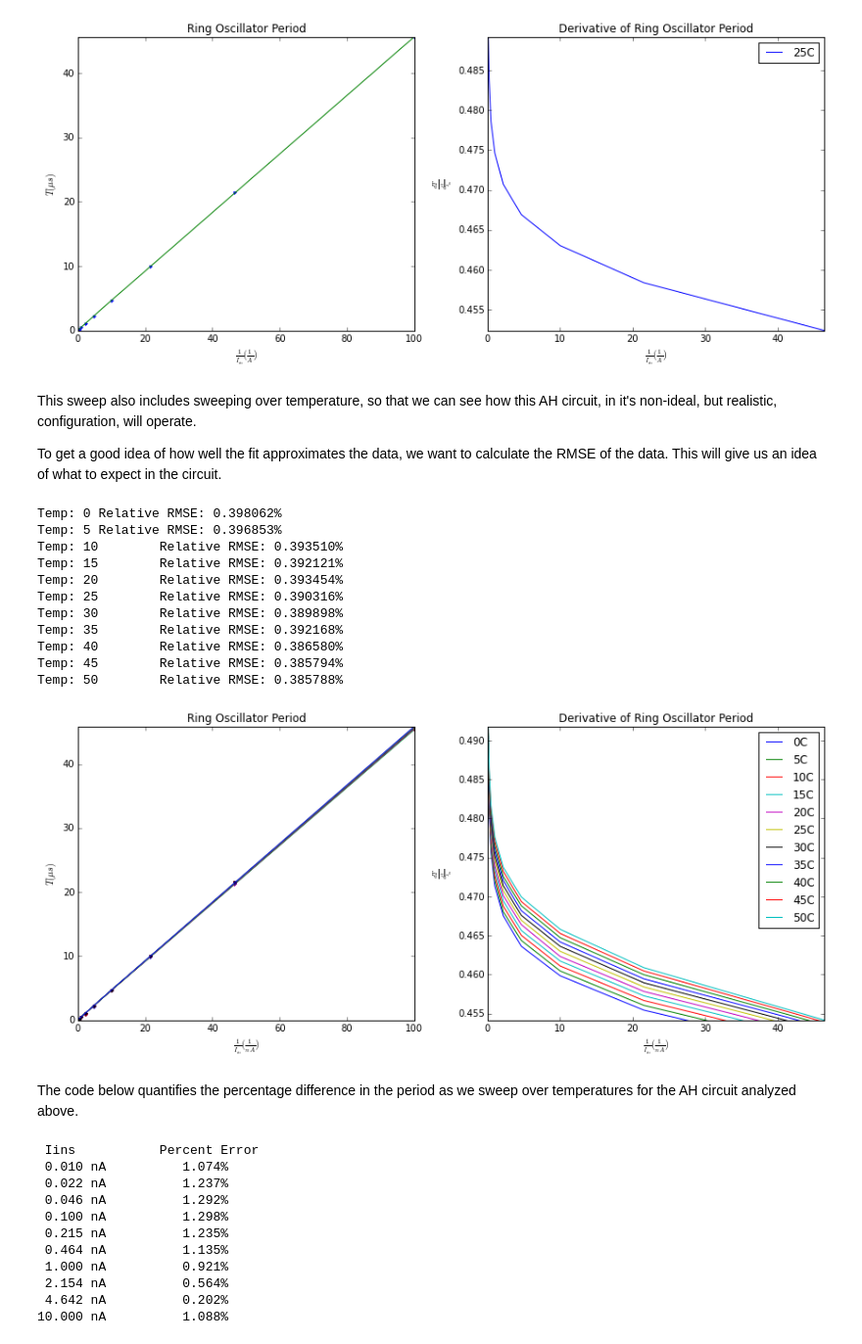
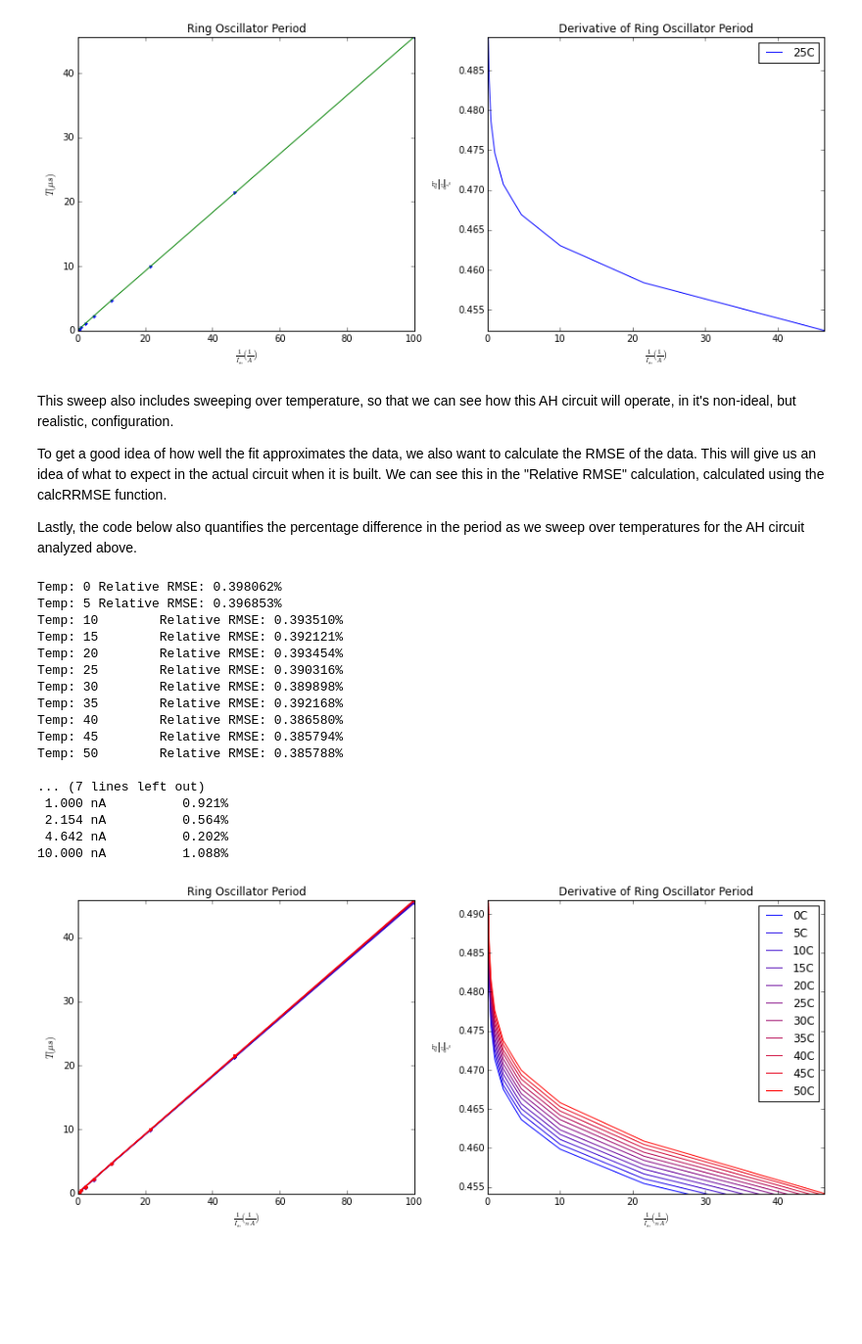
Before and after one commit to twinoza/TwinPyNB, a Jupyter notebook: AHOsc_Char.ipynb, the cells around one changed output. Shown at 98% size. Cells and saved outputs as stored; diff of their text form; code cells hidden in the pictures; blank space fills up the shorter version.

Commit message:
Axon Hillock notebook before doing systematic temperature analysis/debugging

```diff
--- a/AHOsc_Char.ipynb
+++ b/AHOsc_Char.ipynb
@@ -92,13 +86,14 @@ def plotFreqs(Xs, Ys, temp, pltRange, plotLog=False):
     xlim([0,rangeX])
     ylim([0,rangeY])
 
-def plotGen(Xs, Ys, temp, pltRange, plotType='.-', plotLog=False, ttl='Default Title', xlbl='xLabel', ylbl='yLabel'):
+def plotGen(Xs, Ys, temp, pltRange, plotType='.-',
+            plotLog=False, ttl='Default Title', xlbl='xLabel', ylbl='yLabel', color=(1,0,0,1)):
     rangeX, rangeY = pltRange[0], pltRange[1]
     lenYs = len(Ys)
     if plotLog:
-        loglog(Xs[:lenYs],Ys, plotType, label=str(temp)+"C")
+        loglog(Xs[:lenYs],Ys, plotType, label=str(temp)+"C", color=color)
     else:
-        plot(Xs[:lenYs],Ys, plotType, label=str(temp)+"C")
+        plot(Xs[:lenYs],Ys, plotType, label=str(temp)+"C", color=color)
     xlabel(xlbl)
     ylabel(ylbl)
     title(ttl)
@@ -542,15 +575,15 @@ tight_layout()
 [  4.67081608e-01   2.22010432e-02  -2.27851629e-04]
 [figure]
 # %% [markdown]
-This sweep also includes sweeping over temperature, so that we can see how this AH circuit, in it's non-ideal, but realistic, configuration, will operate.
+This sweep also includes sweeping over temperature, so that we can see how this AH circuit will operate, in it's non-ideal, but realistic, configuration.
 
-To get a good idea of how well the fit approximates the data, we want to calculate the RMSE of the data.  This will give us an idea of what to expect in the circuit.
+To get a good idea of how well the fit approximates the data, we also want to calculate the RMSE of the data.  This will give us an idea of what to expect in the actual circuit when it is built.  We can see this in the "Relative RMSE" calculation, calculated using the calcRRMSE function.
+
+Lastly, the code below also quantifies the percentage difference in the period as we sweep over temperatures for the AH circuit analyzed above.
 # %%
-allTs = list(list())
-
 # Calculate the Relative RMSE of data compared to the fit
-def calcRRMSE(invIins, Ts, Params):
-    thTs = linfit(scaledIins, Params)
+def calcRRMSE(scaled_Iins, Ts, Params):
+    thTs = linfit(scaled_Iins, Params)
     #print (Ts - thTs)
     se = (Ts - thTs)**2
     resSampVar = sum(se)/(len(se)-1)
@@ -559,50 +592,46 @@ def calcRRMSE(invIins, Ts, Params):
     rrmse = sqrt(resSampVar/rms)
     #print 'Relative RMSE: {:%}'.format(rrmse)
     return rrmse
-
-
-for curTemp in temps:
-    fileName = "AH_TempSweep/AH_InvEg_FreqMeas_Temp"+str(curTemp)+"C_NoBuffer_ThinFETInverters_SwitchedSourcesThinFET.csv"
-    # Note: This run required changing the readFile function that plotLinearity uses from readFile2 to readFile3
-    curTs, curFitParams = plotLinearity(fileName)
-    allTs.append(curTs)
-    print 'Temp: {}\tRelative RMSE: {:%}'.format(curTemp,calcRRMSE(invIins, curTs, curFitParams))
-legend(loc='best')
-tight_layout()
-# %% [output]
-Temp: 0 Relative RMSE: 0.398062%
-Temp: 5 Relative RMSE: 0.396853%
-Temp: 10        Relative RMSE: 0.393510%
-Temp: 15        Relative RMSE: 0.392121%
-Temp: 20        Relative RMSE: 0.393454%
-Temp: 25        Relative RMSE: 0.390316%
-Temp: 30        Relative RMSE: 0.389898%
-Temp: 35        Relative RMSE: 0.392168%
-Temp: 40        Relative RMSE: 0.386580%
-Temp: 45        Relative RMSE: 0.385794%
-Temp: 50        Relative RMSE: 0.385788%
-[figure, removed]
-# %% [markdown]
-The code below quantifies the percentage difference in the period as we sweep over temperatures for the AH circuit analyzed above.
 # %%
+allTs = list(list())
+globalLims = [0,0]
+
+for curTemp in temps:
+    fileName = "AH_TempSweep/AH_InvEg_FreqMeas_Temp"+str(curTemp)+"C_NoBuffer_ThinFETInverters_SwitchedSourcesThinFET.csv"
+    # Note: This run required changing the readFile function that plotLinearity uses from readFile2 to readFile3
+    curTs, curFitParams = plotLinearity(fileName)
+    allTs.append(curTs)
+    print 'Temp: {}\tRelative RMSE: {:%}'.format(curTemp,calcRRMSE(scaledIins, curTs, curFitParams))
+legend(loc='best')
+tight_layout()
+
+# Calculate the percentage variance that results from the variation in temperature.
 TsAsFuncOfIin = array(allTs).T
 #print TsAsFuncOfIin
 
+print
 print '{:>5s}\t\t{:^12s}'.format("Iins", "Percent Error")
 for i, curTs in enumerate(TsAsFuncOfIin):
     #print mean(curTs), max(curTs), min(curTs), std(curTs), var(curTs)
     Iins_nA = Iins[i]/10**-9
     rse = (max(curTs)-min(curTs))/mean(curTs)
     print '{:>6.3f} nA\t{:^12.3%}'.format(Iins_nA, rse)
 # %% [output]
- Iins           Percent Error
- 0.010 nA          1.074%
- 0.022 nA          1.237%
- 0.046 nA          1.292%
- 0.100 nA          1.298%
- 0.215 nA          1.235%
- 0.464 nA          1.135%
+Temp: 0 Relative RMSE: 0.398062%
+Temp: 5 Relative RMSE: 0.396853%
+Temp: 10        Relative RMSE: 0.393510%
+Temp: 15        Relative RMSE: 0.392121%
+Temp: 20        Relative RMSE: 0.393454%
+Temp: 25        Relative RMSE: 0.390316%
+Temp: 30        Relative RMSE: 0.389898%
+Temp: 35        Relative RMSE: 0.392168%
+Temp: 40        Relative RMSE: 0.386580%
+Temp: 45        Relative RMSE: 0.385794%
+Temp: 50        Relative RMSE: 0.385788%
+
+... (7 lines left out)
  1.000 nA          0.921%
  2.154 nA          0.564%
  4.642 nA          0.202%
 10.000 nA          1.088%
+[figure, added]
```
Also changed, not shown: parts of 39 cells of this notebook.
